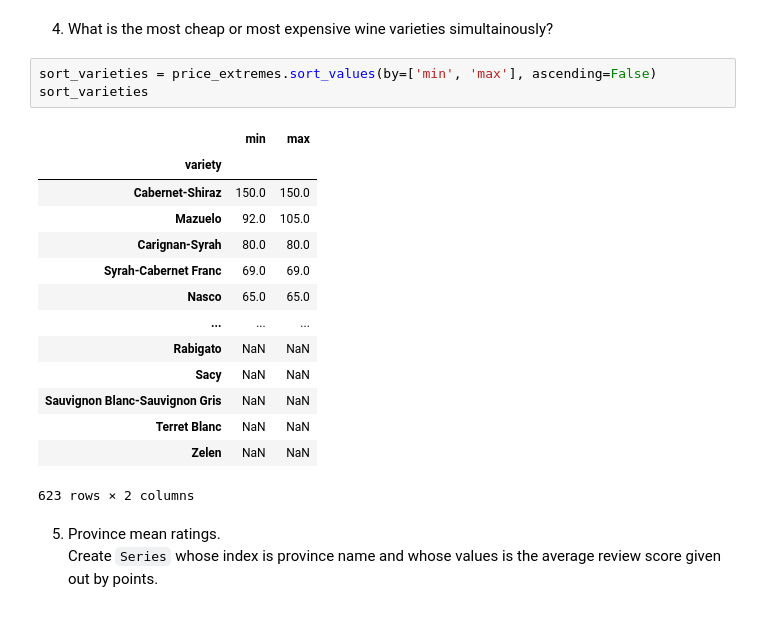
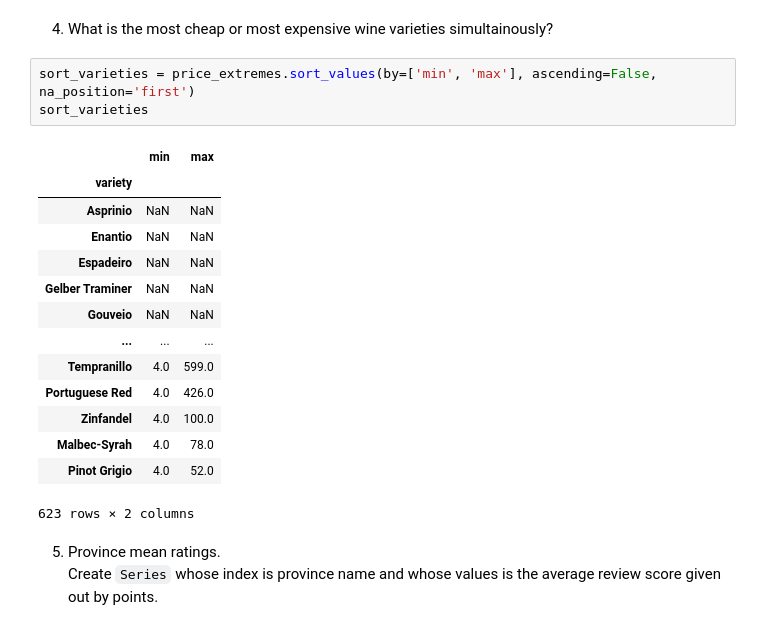
Before and after one commit to HarakaRisasi/python_code, a Jupyter notebook: introduction_to_machine_learning/pandas_micro_course/04_grouping_and_sorting.ipynb, the cells around one changed output. Cells and saved outputs as stored; diff of their text form.

```diff
--- a/introduction_to_machine_learning/pandas_micro_course/04_grouping_and_sorting.ipynb
+++ b/introduction_to_machine_learning/pandas_micro_course/04_grouping_and_sorting.ipynb
@@ -270,22 +270,22 @@ price_extremes
 # %% [markdown]
 4) What is the most cheap or most expensive wine varieties simultainously?
 # %%
-sort_varieties = price_extremes.sort_values(by=['min', 'max'], ascending=False)
+sort_varieties = price_extremes.sort_values(by=['min', 'max'], ascending=False, na_position='first')
 sort_varieties
 # %% [output]
 |  | min | max |
 | variety |  |  |
-| Cabernet-Shiraz | 150.0 | 150.0 |
-| Mazuelo | 92.0 | 105.0 |
-| Carignan-Syrah | 80.0 | 80.0 |
-| Syrah-Cabernet Franc | 69.0 | 69.0 |
-| Nasco | 65.0 | 65.0 |
+| Asprinio | NaN | NaN |
+| Enantio | NaN | NaN |
+| Espadeiro | NaN | NaN |
+| Gelber Traminer | NaN | NaN |
+| Gouveio | NaN | NaN |
 | ... | ... | ... |
-| Rabigato | NaN | NaN |
-| Sacy | NaN | NaN |
-| Sauvignon Blanc-Sauvignon Gris | NaN | NaN |
-| Terret Blanc | NaN | NaN |
-| Zelen | NaN | NaN |
+| Tempranillo | 4.0 | 599.0 |
+| Portuguese Red | 4.0 | 426.0 |
+| Zinfandel | 4.0 | 100.0 |
+| Malbec-Syrah | 4.0 | 78.0 |
+| Pinot Grigio | 4.0 | 52.0 |
 623 rows × 2 columns
 # %% [markdown]
 5) Province mean ratings.
```
Also changed, not shown: 2 other files.
